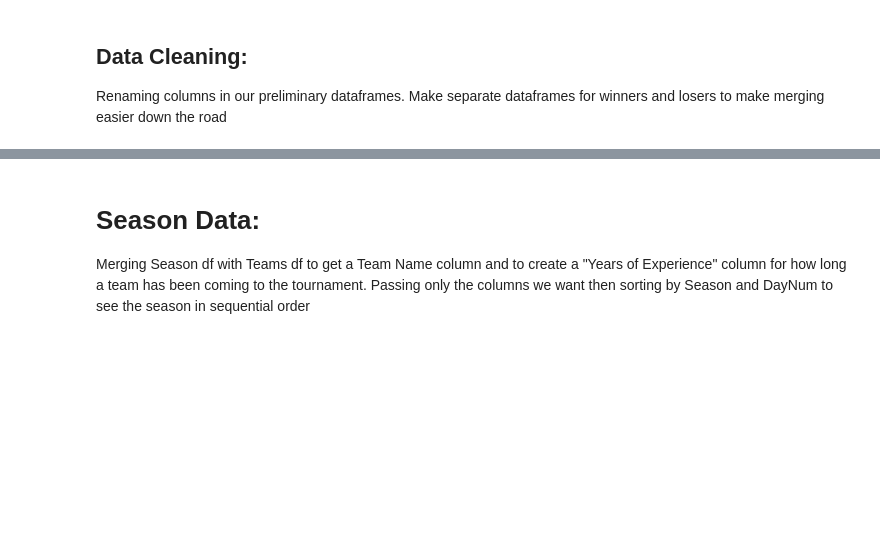
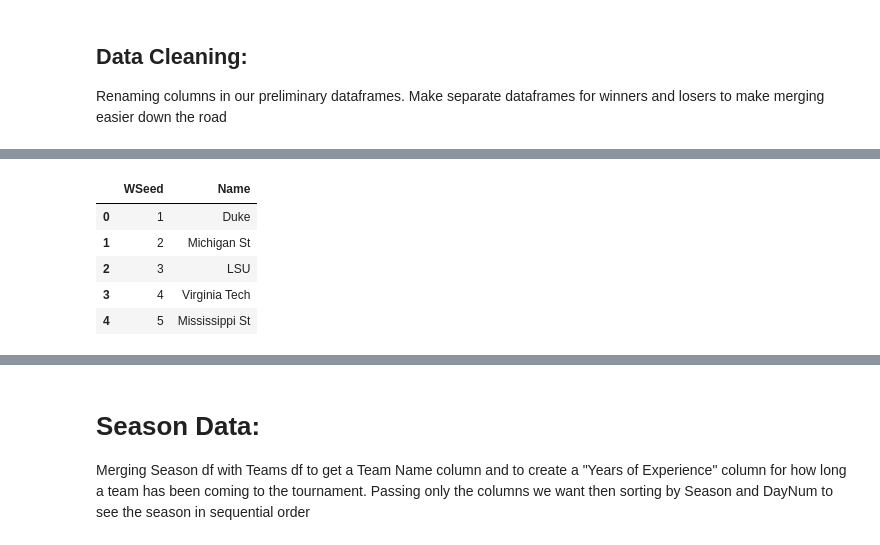
Before and after one commit to daniel-valdes/NCAA_ML_Proj, a Jupyter notebook: explore.ipynb, the cells around one changed output, grey strips where cells are left out. Saved outputs shown, nothing was run; the diff lists cells and outputs as text; code cells hidden in the pictures; blank space fills up the shorter version.

```diff
--- a/explore.ipynb
+++ b/explore.ipynb
@@ -79,4 +59,2 @@ l_seeds = l_seeds.rename(columns={
-# %%
-for x in w_seeds:
-
-    w_seeds['WSeed'] = w_seeds['WSeed'][x][1:3];
+# %%
+w_seeds['WSeed'] = w_seeds['WSeed'].str.strip('WXYZab').astype(int)
@@ -82,0 +67,9 @@ for x in w_seeds:
+# %%
+w_seeds.head()
+# %% [output]
+|  | WSeed | Name |
+| 0 | 1 | Duke |
+| 1 | 2 | Michigan St |
+| 2 | 3 | LSU |
+| 3 | 4 | Virginia Tech |
+| 4 | 5 | Mississippi St |
```
Also changed, not shown: parts of 34 cells of this notebook, 1 other file.
